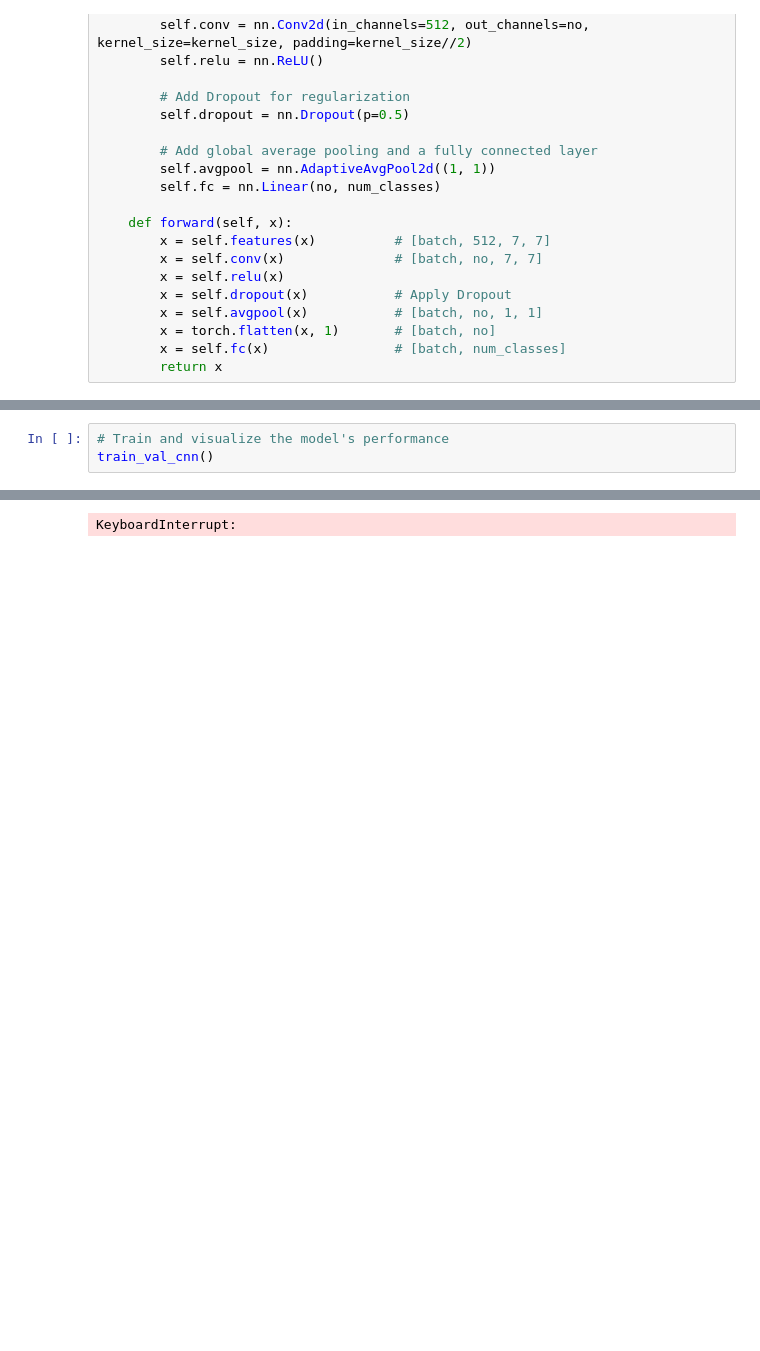
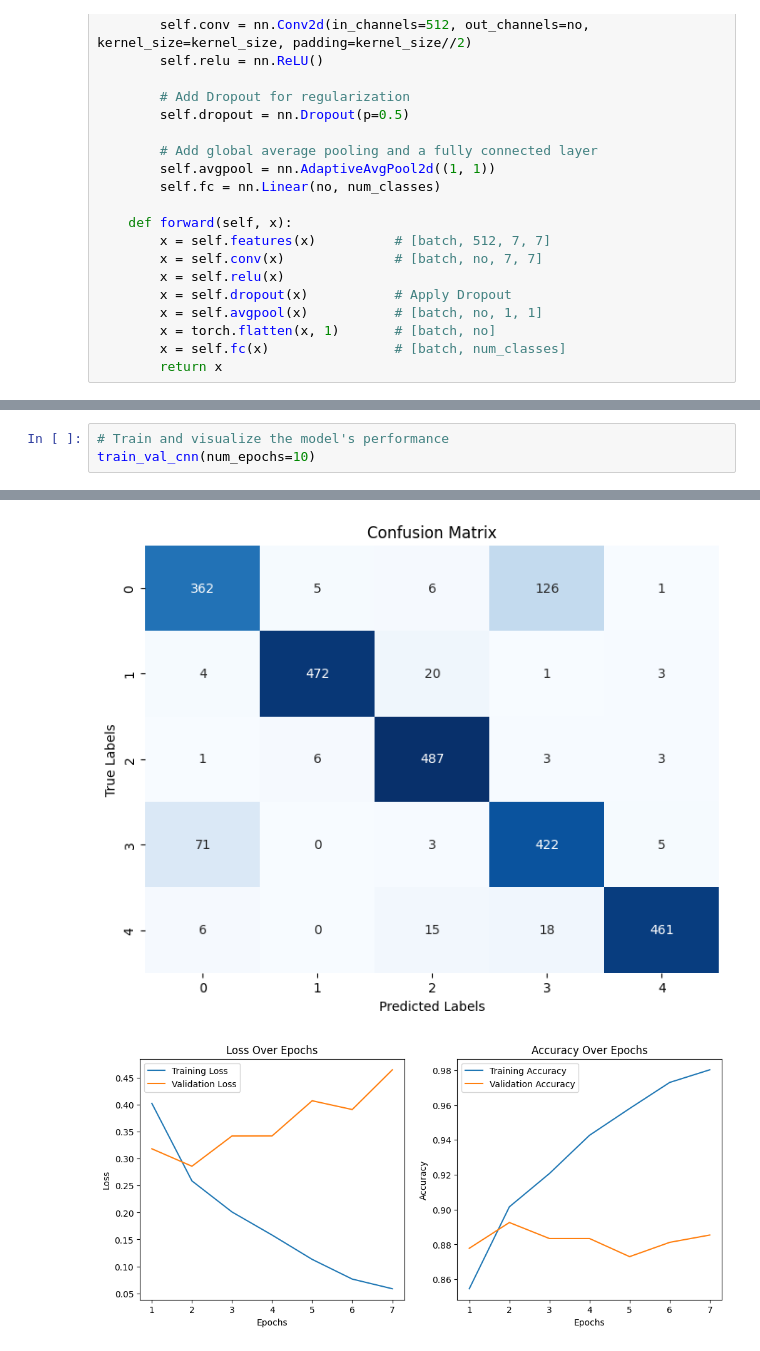
Before and after one commit to YKH2020/CV_Places365, a Jupyter notebook: PlacesClassification_ResNet50_DL.ipynb, the cells around one changed output, grey strips where cells are left out. Cells and saved outputs as stored; diff of their text form; blank space fills up the shorter version.

```diff
--- a/PlacesClassification_ResNet50_DL.ipynb
+++ b/PlacesClassification_ResNet50_DL.ipynb
@@ -493,5 +556,5 @@ def train_val_cnn(num_epochs=20, learning_rate=0.001):
     plt.show()
 # %%
 # Train and visualize the model's performance
-train_val_cnn()
+train_val_cnn(num_epochs=10)
 # %% [output]
@@ -515 +578,2 @@ Epoch 6/20
-KeyboardInterrupt:
+[figure, added]
+[figure, added]
```
Also changed, not shown: parts of 19 cells of this notebook, 3 other files.
